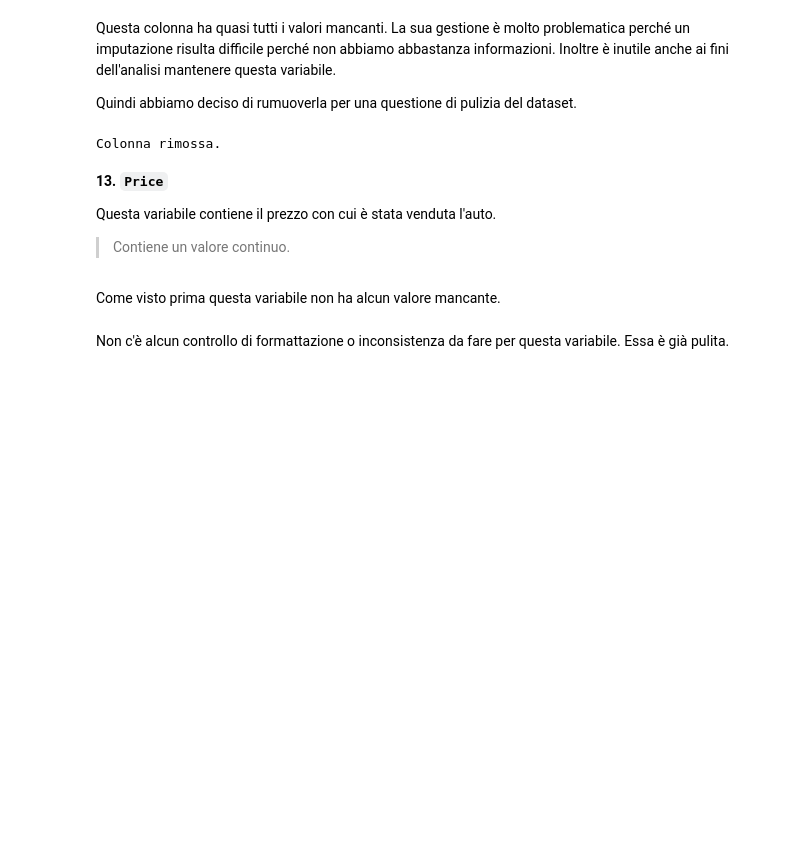
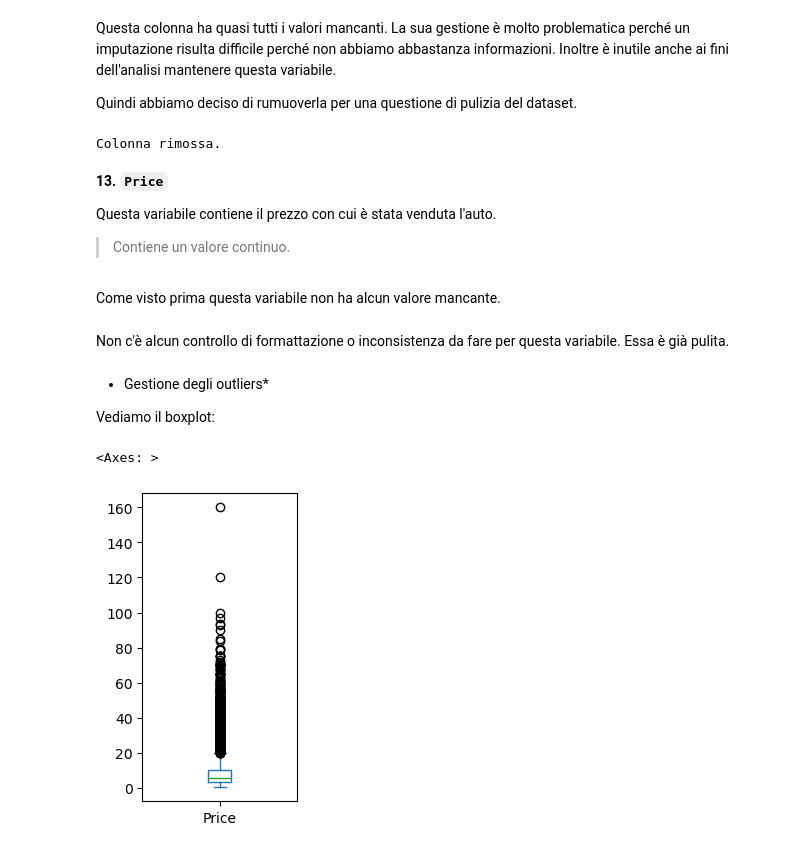
Before and after one commit to fragreco04/progetto-fad-2526, a Jupyter notebook: notebooks/completed/parte-1.ipynb, the cells around one changed output. Drawn from its saved outputs; the diff is of its cells as text; code cells hidden in the pictures; blank space fills up the shorter version.

```diff
--- a/notebooks/completed/parte-1.ipynb
+++ b/notebooks/completed/parte-1.ipynb
@@ -761,3 +761,7 @@ df_clean[df_clean['Seats'] < 1]
 | 3880 | Audi | A4 | Hyderabad | 7 | 125000.0 | Petrol | Automatic | First | 10 | ... |
 # %% [markdown]
 Abbiamo deciso di imputargli la moda della variabile '5':
+# %%
+df_clean.loc[df_clean['Seats'] < 1, 'Seats'] = 5
+
+print("Valori imputati.")
@@ -793,3 +799,12 @@ Questa variabile contiene il prezzo con cui è stata venduta l'auto.
 Come visto prima questa variabile non ha alcun valore mancante.
 # %% [markdown]
 Non c'è alcun controllo di formattazione o inconsistenza da fare per questa variabile. Essa è già pulita.
+# %% [markdown]
+* Gestione degli outliers*
+
+Vediamo il boxplot:
+# %%
+df_clean['Price'].plot.box(figsize=(2,4))
+# %% [output]
+<Axes: >
+[figure, added]
```
Also changed, not shown: parts of 36 cells of this notebook, 2 other files.
